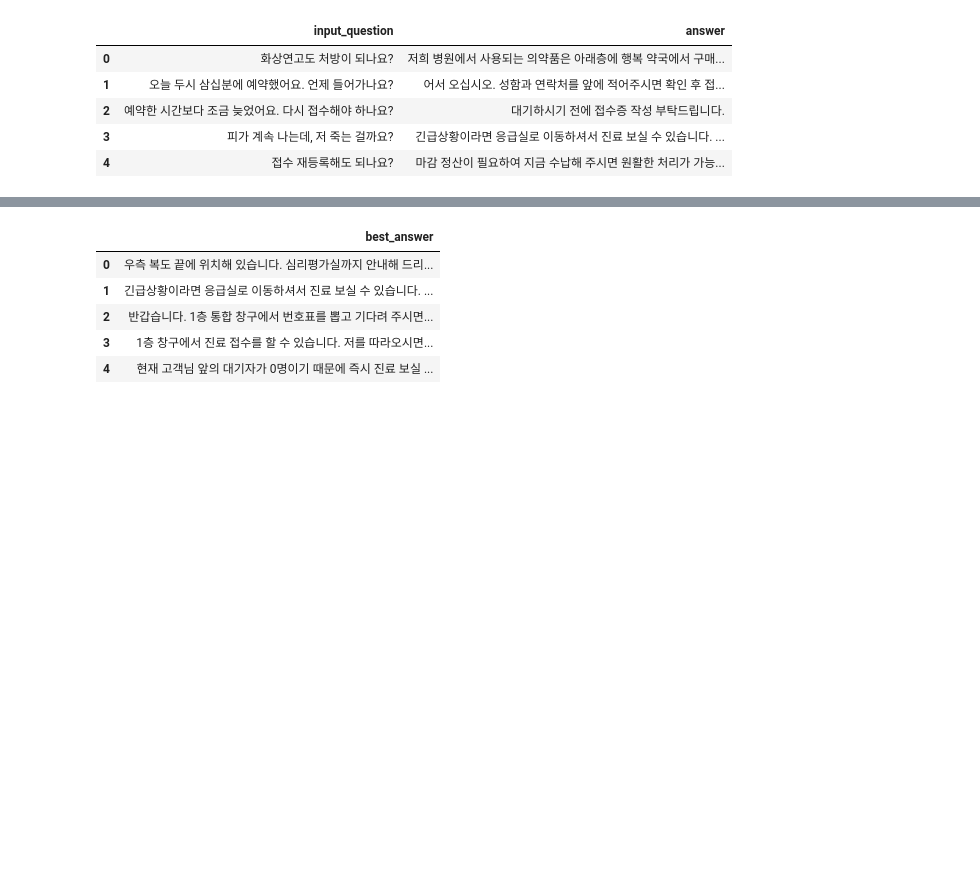
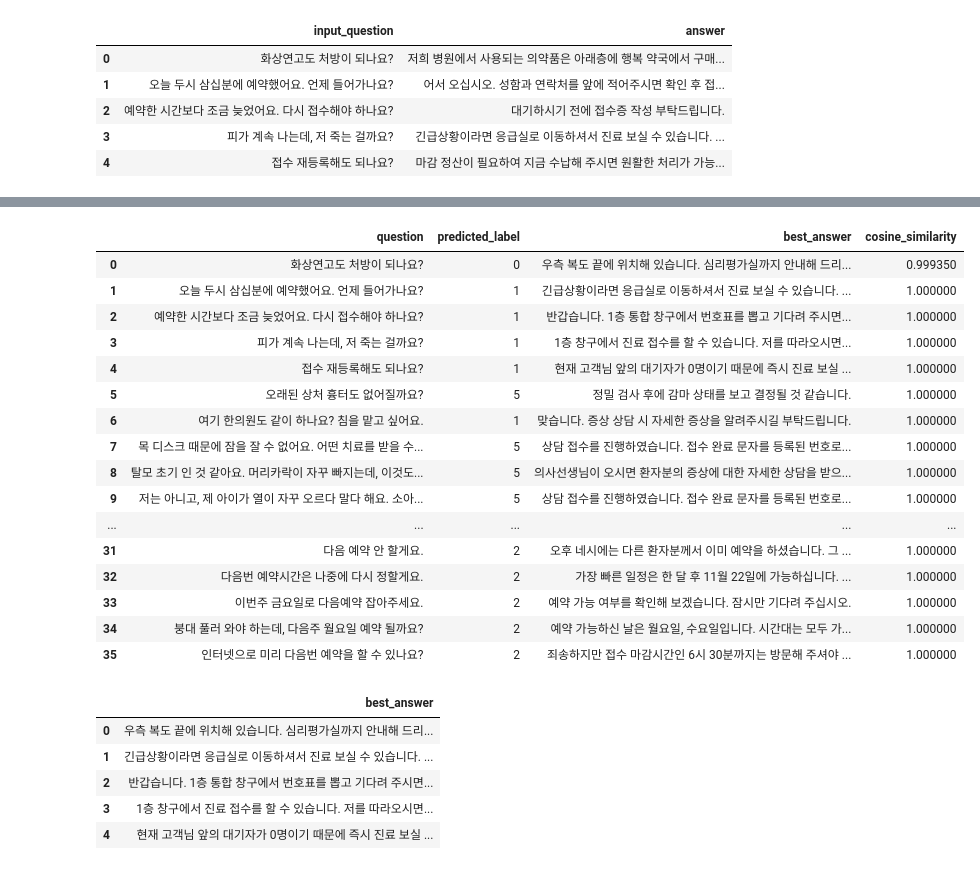
Before and after one commit to Dayeonee2/landimark_project, a Jupyter notebook: dymodeling health/result.ipynb, the cells around one changed output, grey strips where cells are left out. Cells and saved outputs as stored; diff of their text form; code cells hidden in the pictures; blank space fills up the shorter version.

```diff
--- a/dymodeling health/result.ipynb
+++ b/dymodeling health/result.ipynb
@@ -16,3 +56,23 @@ result1.head()
+# %%
+result3
+# %% [output]
+|  | question | predicted_label | best_answer | cosine_similarity |
+| 0 | 화상연고도 처방이 되나요? | 0 | 우측 복도 끝에 위치해 있습니다. 심리평가실까지 안내해 드리... | 0.999350 |
+| 1 | 오늘 두시 삼십분에 예약했어요. 언제 들어가나요? | 1 | 긴급상황이라면 응급실로 이동하셔서 진료 보실 수 있습니다. ... | 1.000000 |
+| 2 | 예약한 시간보다 조금 늦었어요. 다시 접수해야 하나요? | 1 | 반갑습니다. 1층 통합 창구에서 번호표를 뽑고 기다려 주시면... | 1.000000 |
+| 3 | 피가 계속 나는데, 저 죽는 걸까요? | 1 | 1층 창구에서 진료 접수를 할 수 있습니다. 저를 따라오시면... | 1.000000 |
+| 4 | 접수 재등록해도 되나요? | 1 | 현재 고객님 앞의 대기자가 0명이기 때문에 즉시 진료 보실 ... | 1.000000 |
+| 5 | 오래된 상처 흉터도 없어질까요? | 5 | 정밀 검사 후에 감마 상태를 보고 결정될 것 같습니다. | 1.000000 |
+| 6 | 여기 한의원도 같이 하나요? 침을 맡고 싶어요. | 1 | 맞습니다. 증상 상담 시 자세한 증상을 알려주시길 부탁드립니다. | 1.000000 |
+| 7 | 목 디스크 때문에 잠을 잘 수 없어요. 어떤 치료를 받을 수... | 5 | 상담 접수를 진행하였습니다. 접수 완료 문자를 등록된 번호로... | 1.000000 |
+| 8 | 탈모 초기 인 것 같아요. 머리카락이 자꾸 빠지는데, 이것도... | 5 | 의사선생님이 오시면 환자분의 증상에 대한 자세한 상담을 받으... | 1.000000 |
+| 9 | 저는 아니고, 제 아이가 열이 자꾸 오르다 말다 해요. 소아... | 5 | 상담 접수를 진행하였습니다. 접수 완료 문자를 등록된 번호로... | 1.000000 |
+| ... | ... | ... | ... | ... |
+| 31 | 다음 예약 안 할게요. | 2 | 오후 네시에는 다른 환자분께서 이미 예약을 하셨습니다. 그 ... | 1.000000 |
+| 32 | 다음번 예약시간은 나중에 다시 정할게요. | 2 | 가장 빠른 일정은 한 달 후 11월 22일에 가능하십니다. ... | 1.000000 |
+| 33 | 이번주 금요일로 다음예약 잡아주세요. | 2 | 예약 가능 여부를 확인해 보겠습니다. 잠시만 기다려 주십시오. | 1.000000 |
+| 34 | 붕대 풀러 와야 하는데, 다음주 월요일 예약 될까요? | 2 | 예약 가능하신 날은 월요일, 수요일입니다. 시간대는 모두 가... | 1.000000 |
+| 35 | 인터넷으로 미리 다음번 예약을 할 수 있나요? | 2 | 죄송하지만 접수 마감시간인 6시 30분까지는 방문해 주셔야 ... | 1.000000 |
 # %%
 result2_answer = result2[['best_answer']]
 result2_answer.head()
```
Also changed, not shown: parts of 2 cells of this notebook, 6 other files.
